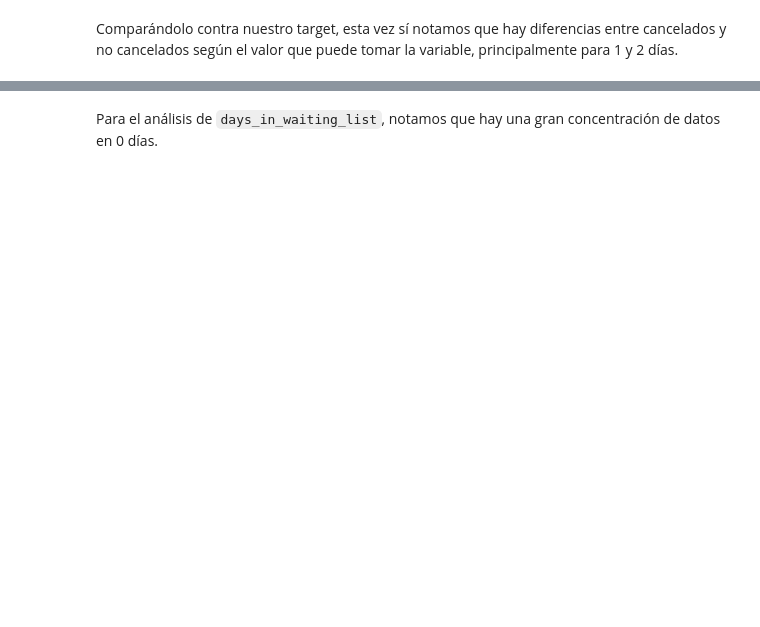
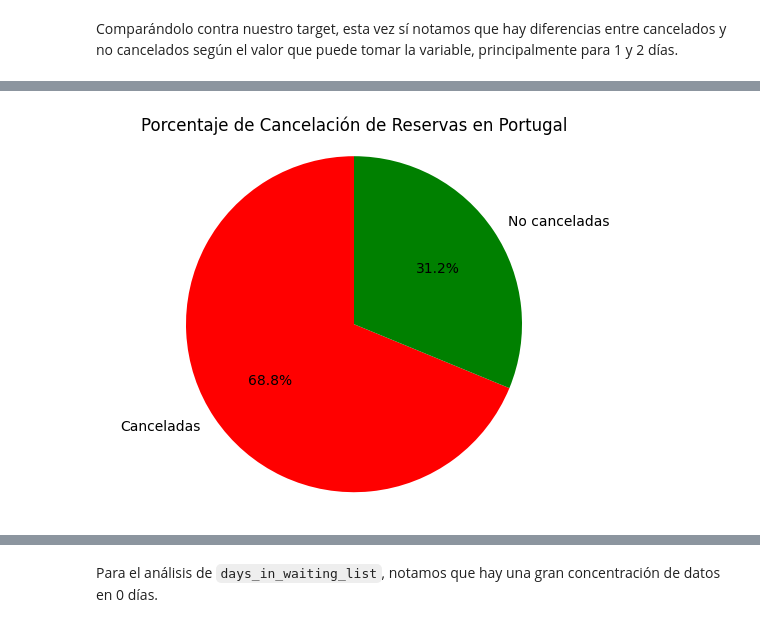
Before and after one commit to mrinkspot/Data-Science-and-Machine-Learning-Projects, a Jupyter notebook: notebook_tp.ipynb, the cells around one changed output, grey strips where cells are left out. Drawn from its saved outputs; the diff is of its cells as text; code cells hidden in the pictures; blank space fills up the shorter version.

```diff
--- a/notebook_tp.ipynb
+++ b/notebook_tp.ipynb
@@ -721,0 +746,16 @@ plt.show()
+# %%
+df_country = ds_trabajo[ds_trabajo['country'] == 'PRT']
+
+cancel_pct = df_country['is_canceled'].mean() * 100
+
+labels = ['Canceladas', 'No canceladas']
+sizes = [cancel_pct, 100 - cancel_pct]
+colors = ['red', 'green']
+
+fig1, ax1 = plt.subplots()
+ax1.pie(sizes, labels=labels, colors=colors, autopct='%1.1f%%', startangle=90)
+ax1.axis('equal')
+plt.title('Porcentaje de Cancelación de Reservas en Portugal')
+plt.show()
+# %% [output]
+[figure, added]
```
Also changed, not shown: parts of 39 cells of this notebook.
